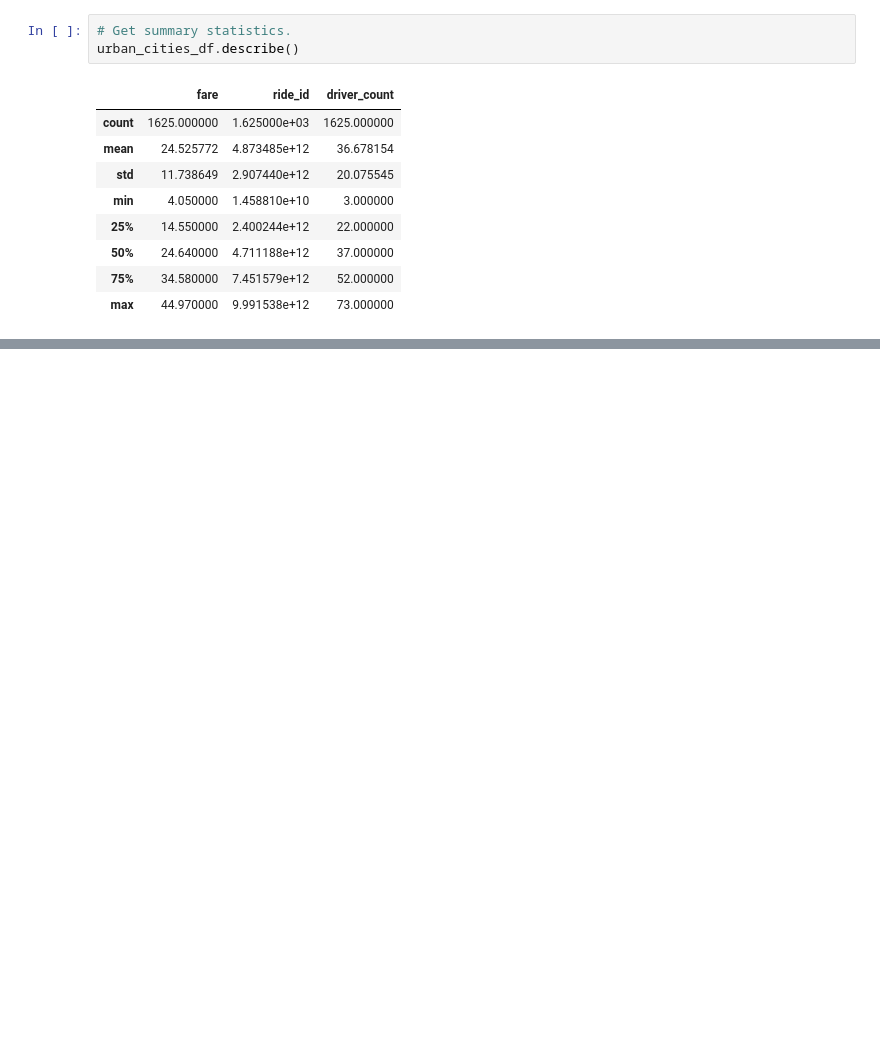
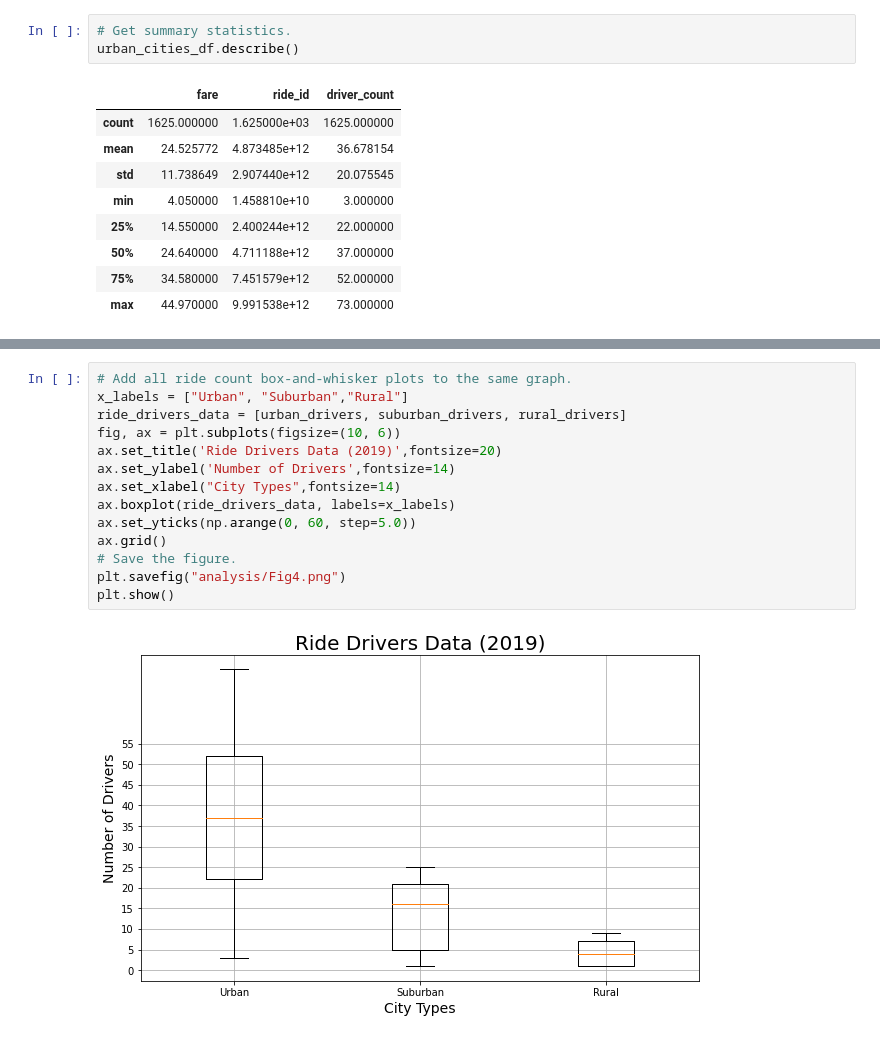
Before and after one commit to johnl9152/PyBer_Analysis, a Jupyter notebook: PyBer.ipynb, the cells around one changed output, grey strips where cells are left out. Cells and saved outputs as stored; diff of their text form; blank space fills up the shorter version.

```diff
--- a/PyBer.ipynb
+++ b/PyBer.ipynb
@@ -736,0 +711,16 @@ Name: driver_count, dtype: float64
+# %%
+# Add all ride count box-and-whisker plots to the same graph.
+x_labels = ["Urban", "Suburban","Rural"]
+ride_drivers_data = [urban_drivers, suburban_drivers, rural_drivers]
+fig, ax = plt.subplots(figsize=(10, 6))
+ax.set_title('Ride Drivers Data (2019)',fontsize=20)
+ax.set_ylabel('Number of Drivers',fontsize=14)
+ax.set_xlabel("City Types",fontsize=14)
+ax.boxplot(ride_drivers_data, labels=x_labels)
+ax.set_yticks(np.arange(0, 60, step=5.0))
+ax.grid()
+# Save the figure.
+plt.savefig("analysis/Fig4.png")
+plt.show()
+# %% [output]
+[figure, added]
```
Also changed, not shown: parts of 59 cells of this notebook, 1 other file.
